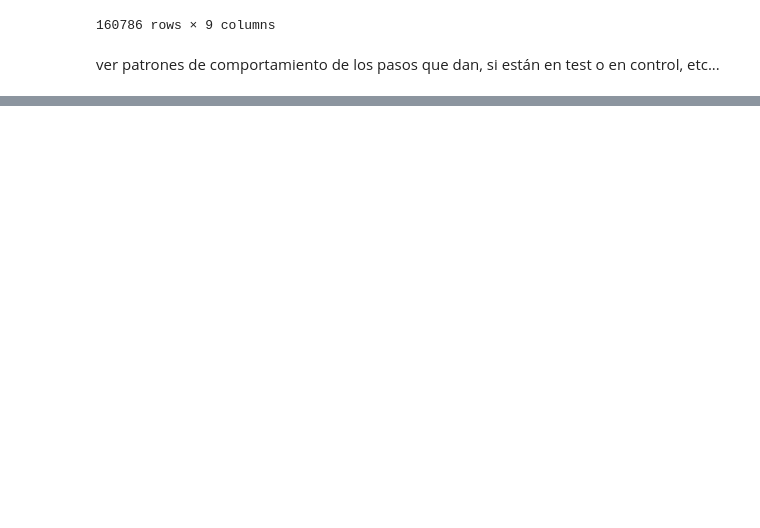
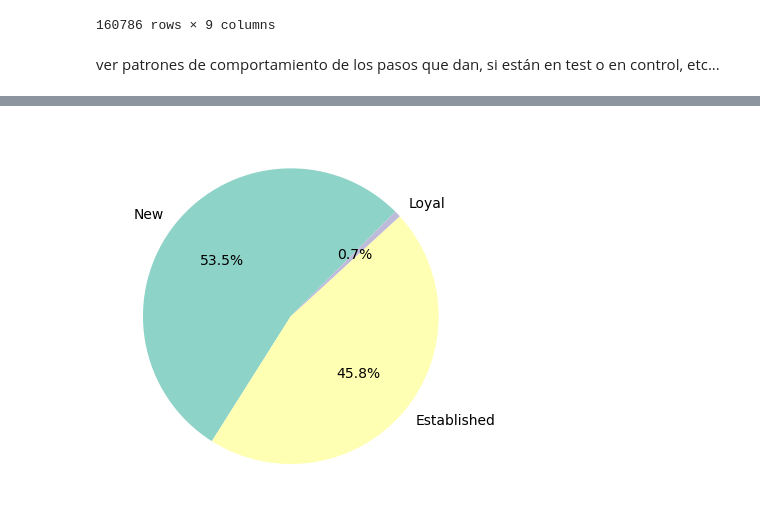
Before and after one commit to juaruibel/project2-cx-julio-juanjo, a Jupyter notebook: notebooks/notebook.ipynb, the cells around one changed output, grey strips where cells are left out. Saved outputs shown, nothing was run; the diff lists cells and outputs as text; code cells hidden in the pictures; blank space fills up the shorter version.

```diff
--- a/notebooks/notebook.ipynb
+++ b/notebooks/notebook.ipynb
@@ -176,0 +283,9 @@ ver patrones de comportamiento de los pasos que dan, si están en test o en cont
+# %%
+freq_table_years = high_value_client["Years_category"].value_counts()
+
+colors = sns.color_palette("Set3", n_colors=len(freq_table))
+ax = freq_table_years.plot.pie(autopct="%1.1f%%", startangle=45, colors=colors)
+ax.set_ylabel("")
+plt.show()
+# %% [output]
+[figure, added]
```
Also changed, not shown: parts of 9 cells of this notebook.
